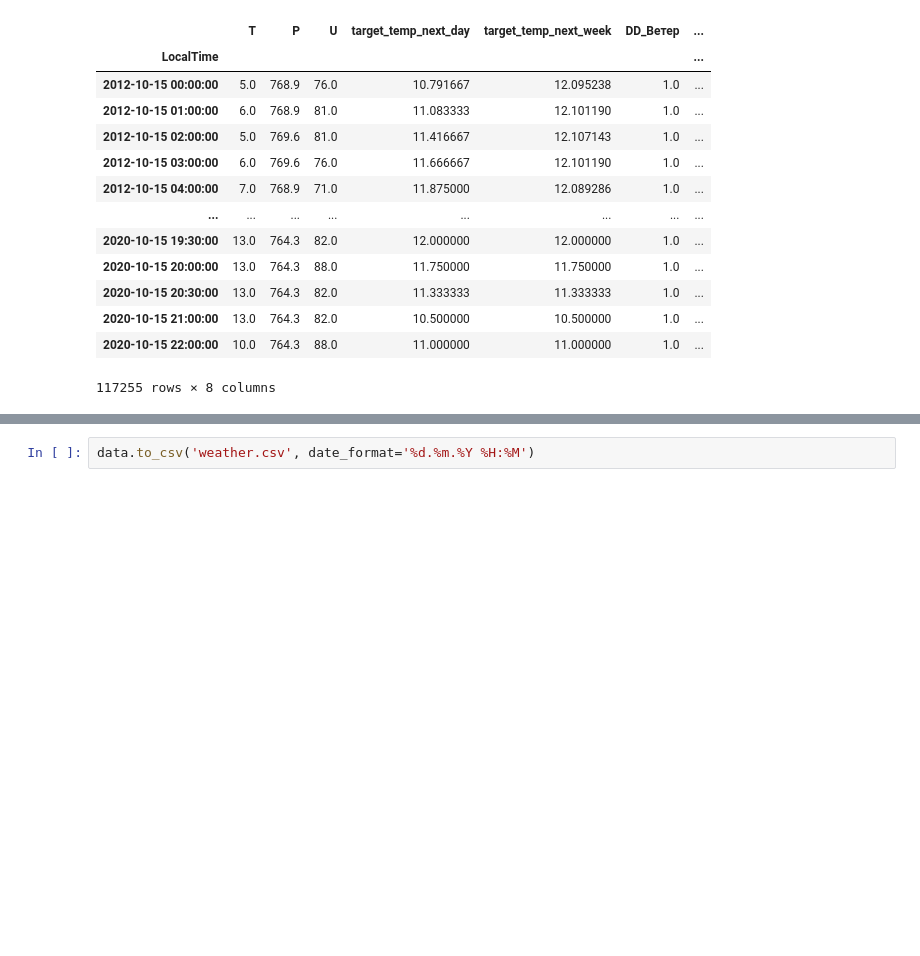
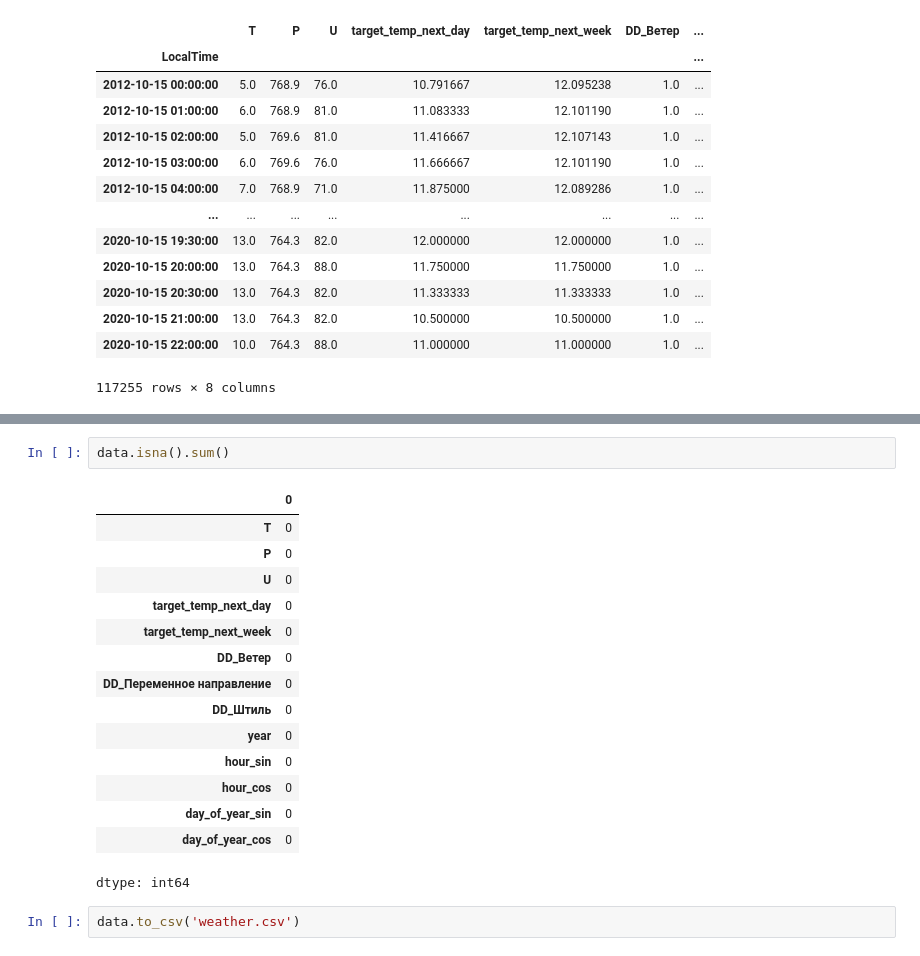
Before and after one commit to sergeydorof/neural_networks_labs, a Jupyter notebook: lab2/nn_lab2_eda.ipynb, the cells around one changed output, grey strips where cells are left out. Cells and saved outputs as stored; diff of their text form; blank space fills up the shorter version.

```diff
--- a/lab2/nn_lab2_eda.ipynb
+++ b/lab2/nn_lab2_eda.ipynb
@@ -400,2 +469,20 @@ data
+# %%
+data.isna().sum()
+# %% [output]
+|  | 0 |
+| T | 0 |
+| P | 0 |
+| U | 0 |
+| target_temp_next_day | 0 |
+| target_temp_next_week | 0 |
+| DD_Ветер | 0 |
+| DD_Переменное направление | 0 |
+| DD_Штиль | 0 |
+| year | 0 |
+| hour_sin | 0 |
+| hour_cos | 0 |
+| day_of_year_sin | 0 |
+| day_of_year_cos | 0 |
+dtype: int64
 # %%
-data.to_csv('weather.csv', date_format='%d.%m.%Y %H:%M')
+data.to_csv('weather.csv')
```
Also changed, not shown: parts of 12 cells of this notebook.
